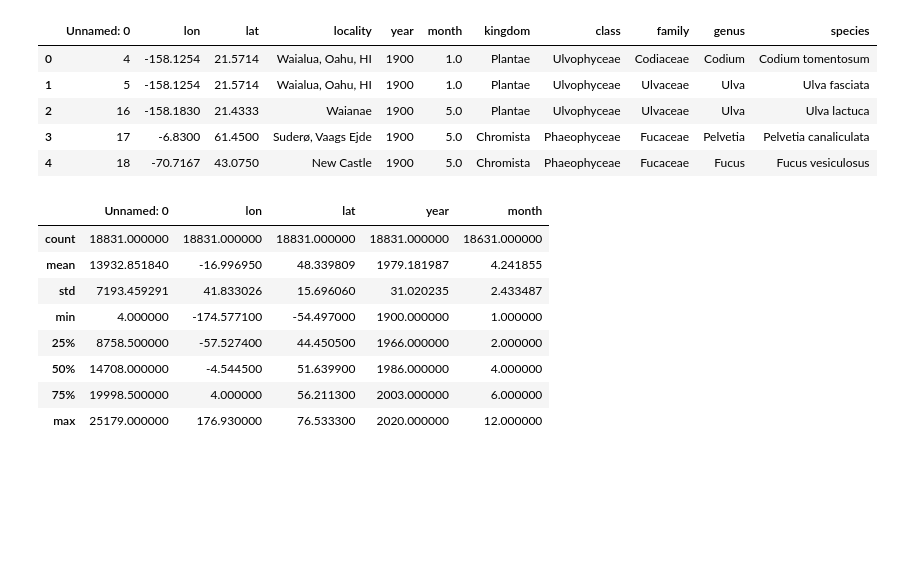
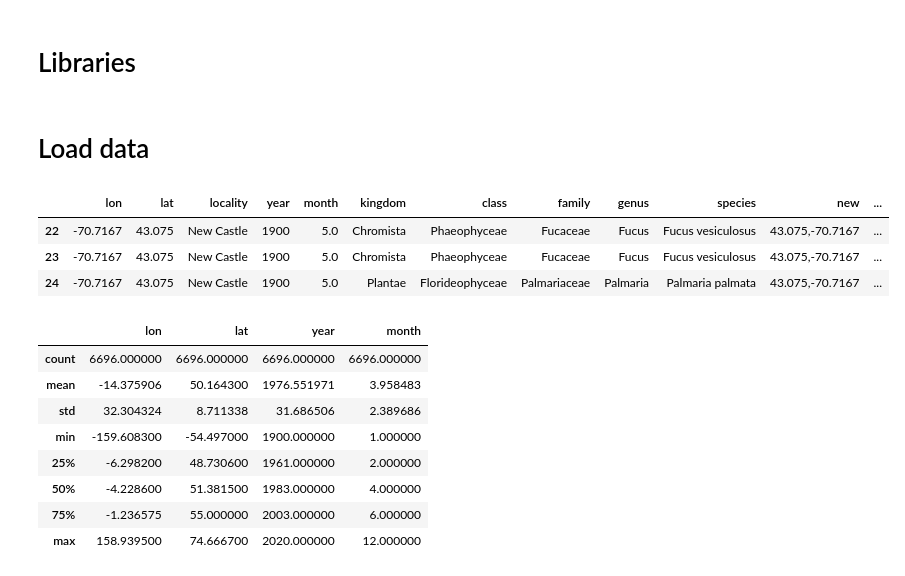
Before and after one commit to AnaAGG/stremlit_workshop, a Jupyter notebook: macroalgae_library/Notebooks/3-Graphs.ipynb, the cells around one changed output. Cells and saved outputs as stored; diff of their text form; code cells hidden in the pictures; blank space fills up the shorter version.

Commit message:
table contents

```diff
--- a/macroalgae_library/Notebooks/3-Graphs.ipynb
+++ b/macroalgae_library/Notebooks/3-Graphs.ipynb
@@ -1,2 +4,4 @@
+# %% [markdown]
+# Libraries
 # %%
 import pandas as pd
@@ -5,26 +8,26 @@ import pandas as pd
 import plotly.express as px
+# %% [markdown]
+# Load data
 # %%
-results = pd.read_csv("../data/macroalgae_final.csv")
-results.head()
+results = pd.read_csv("../data/macroalgae_final.csv", index_col = 0)
+results.head(3)
 # %% [output]
-|  | Unnamed: 0 | lon | lat | locality | year | month | kingdom | class | family | genus | species |
-| 0 | 4 | -158.1254 | 21.5714 | Waialua, Oahu, HI | 1900 | 1.0 | Plantae | Ulvophyceae | Codiaceae | Codium | Codium tomentosum |
-| 1 | 5 | -158.1254 | 21.5714 | Waialua, Oahu, HI | 1900 | 1.0 | Plantae | Ulvophyceae | Ulvaceae | Ulva | Ulva fasciata |
-| 2 | 16 | -158.1830 | 21.4333 | Waianae | 1900 | 5.0 | Plantae | Ulvophyceae | Ulvaceae | Ulva | Ulva lactuca |
-| 3 | 17 | -6.8300 | 61.4500 | Suderø, Vaags Ejde | 1900 | 5.0 | Chromista | Phaeophyceae | Fucaceae | Pelvetia | Pelvetia canaliculata |
-| 4 | 18 | -70.7167 | 43.0750 | New Castle | 1900 | 5.0 | Chromista | Phaeophyceae | Fucaceae | Fucus | Fucus vesiculosus |
+|  | lon | lat | locality | year | month | kingdom | class | family | genus | species | new | ... |
+| 22 | -70.7167 | 43.075 | New Castle | 1900 | 5.0 | Chromista | Phaeophyceae | Fucaceae | Fucus | Fucus vesiculosus | 43.075,-70.7167 | ... |
+| 23 | -70.7167 | 43.075 | New Castle | 1900 | 5.0 | Chromista | Phaeophyceae | Fucaceae | Fucus | Fucus vesiculosus | 43.075,-70.7167 | ... |
+| 24 | -70.7167 | 43.075 | New Castle | 1900 | 5.0 | Plantae | Florideophyceae | Palmariaceae | Palmaria | Palmaria palmata | 43.075,-70.7167 | ... |
 # %%
 results = results.dropna(how = "any")
 # %%
 results.describe()
 # %% [output]
-|  | Unnamed: 0 | lon | lat | year | month |
-| count | 18831.000000 | 18831.000000 | 18831.000000 | 18831.000000 | 18631.000000 |
-| mean | 13932.851840 | -16.996950 | 48.339809 | 1979.181987 | 4.241855 |
-| std | 7193.459291 | 41.833026 | 15.696060 | 31.020235 | 2.433487 |
-| min | 4.000000 | -174.577100 | -54.497000 | 1900.000000 | 1.000000 |
-| 25% | 8758.500000 | -57.527400 | 44.450500 | 1966.000000 | 2.000000 |
-| 50% | 14708.000000 | -4.544500 | 51.639900 | 1986.000000 | 4.000000 |
-| 75% | 19998.500000 | 4.000000 | 56.211300 | 2003.000000 | 6.000000 |
-| max | 25179.000000 | 176.930000 | 76.533300 | 2020.000000 | 12.000000 |
+|  | lon | lat | year | month |
+| count | 6696.000000 | 6696.000000 | 6696.000000 | 6696.000000 |
+| mean | -14.375906 | 50.164300 | 1976.551971 | 3.958483 |
+| std | 32.304324 | 8.711338 | 31.686506 | 2.389686 |
+| min | -159.608300 | -54.497000 | 1900.000000 | 1.000000 |
+| 25% | -6.298200 | 48.730600 | 1961.000000 | 2.000000 |
+| 50% | -4.228600 | 51.381500 | 1983.000000 | 4.000000 |
+| 75% | -1.236575 | 55.000000 | 2003.000000 | 6.000000 |
+| max | 158.939500 | 74.666700 | 2020.000000 | 12.000000 |
 # %%
```
Also changed, not shown: parts of 9 cells of this notebook, 10 other files.
